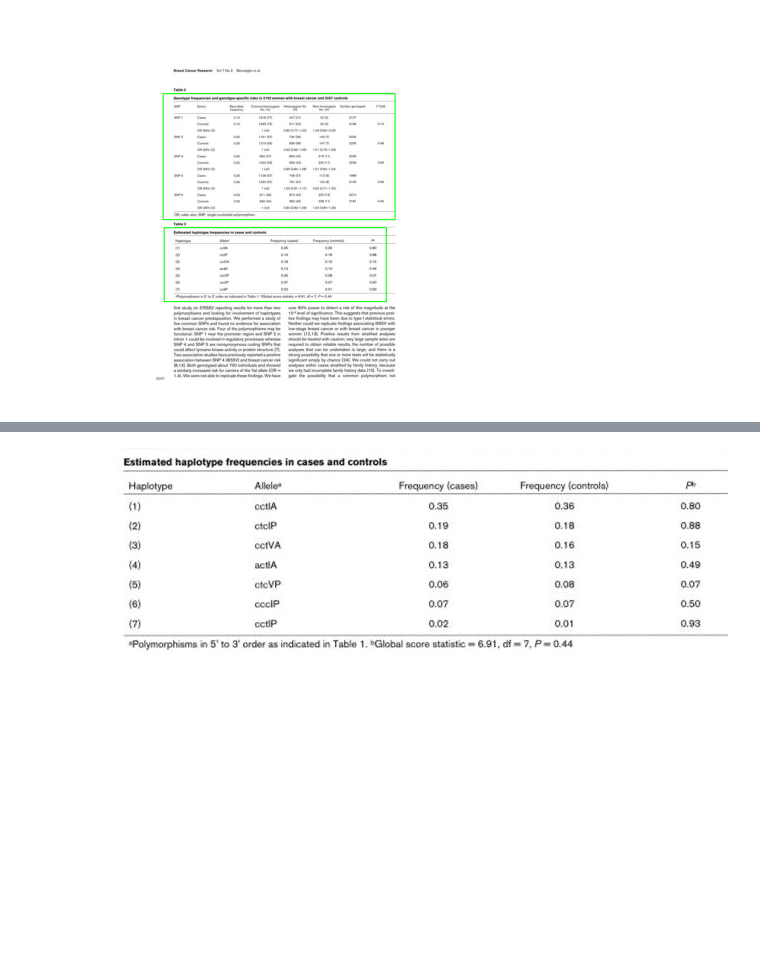
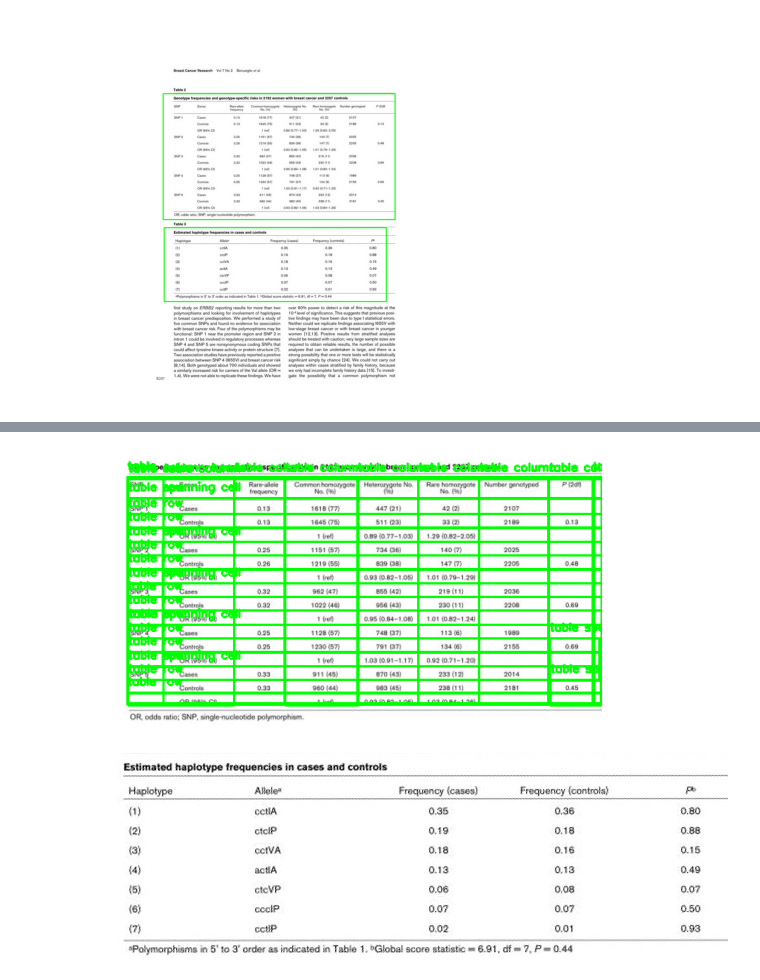
Before and after one commit to sreesankar711/TabDetExt, a Jupyter notebook: backend-visualizer.ipynb, the cells around one changed output, grey strips where cells are left out. Drawn from its saved outputs; the diff is of its cells as text; code cells hidden in the pictures; blank space fills up the shorter version.

```diff
--- a/doc.ipynb
+++ b/backend-visualizer.ipynb
@@ -98,6 +98,27 @@ def table_detect(rotated):
         ymax_pad = min(img.height, ymax + padding)
         final_list.append([xmin_pad, ymin_pad, xmax_pad, ymax_pad])
     return final_list
+# %%
+def recognize_table(img):
+    lis = []
+    classes = []
+    objects = []
+    results = structure_model(img)
+
+    for result in results:
+        classes = result.boxes.cls.tolist()
+        classes = [int(x) for x in classes]
+        names = result.names
+        boxes = result.boxes  # Boxes object for bounding box outputs
+        for box in boxes.xyxy:
+            lis2 = []
+            for coordinate in box:
+                lis2.append(int(coordinate.item()))
+            lis.append(lis2)
+
+    for i in range(len(lis)):
+        objects.append({'bbox': lis[i], 'label': names[classes[i]]})
+    return objects
 # %%
 coordinates_lis = table_detect(rotated)
 coordinates_lis
@@ -129,0 +156,3 @@ plt.show()
+# %%
+coords = recognize_table(img_crop)
+coords
@@ -130,3 +179,23 @@ plt.show()
+# %%
+def draw_boxes_with_labels(image, boxes):
+    for box in boxes:
+        bbox = box['bbox']
+        label = box['label']
+        xmin, ymin, xmax, ymax = bbox
+        cv2.rectangle(image, (xmin, ymin), (xmax, ymax), (0, 255, 0), 2)
+        cv2.putText(image, label, (xmin, ymin - 10), cv2.FONT_HERSHEY_SIMPLEX, 0.5, (0, 255, 0), 2)
+# %%
+img_cv2 = cv2.cvtColor(np.array(img_crop), cv2.COLOR_RGB2BGR)
+
+draw_boxes_with_labels(img_cv2, coords)
+
+img= cv2.cvtColor(img_cv2, cv2.COLOR_BGR2RGB)
+
+plt.imshow(img)
+plt.axis('off')
+plt.show()
+# %% [output]
+[figure, added]
 # %%
 img_crop = rotated.crop(coordinates_lis[1])
 img_crop
```
Also changed, not shown: parts of 4 cells of this notebook.
